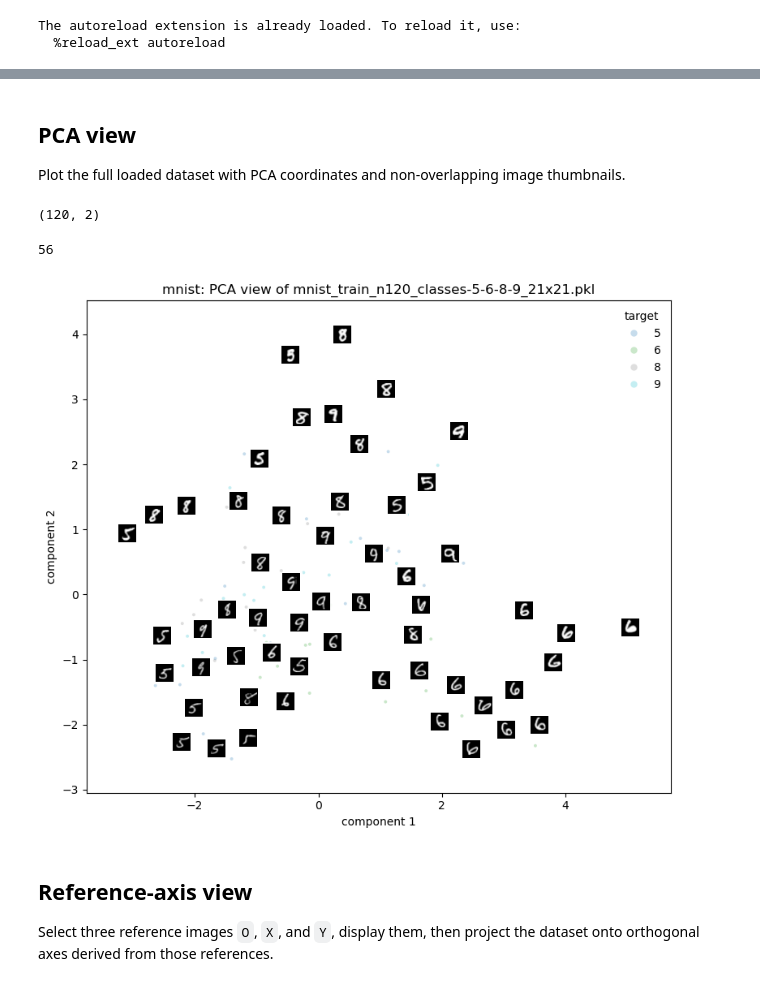
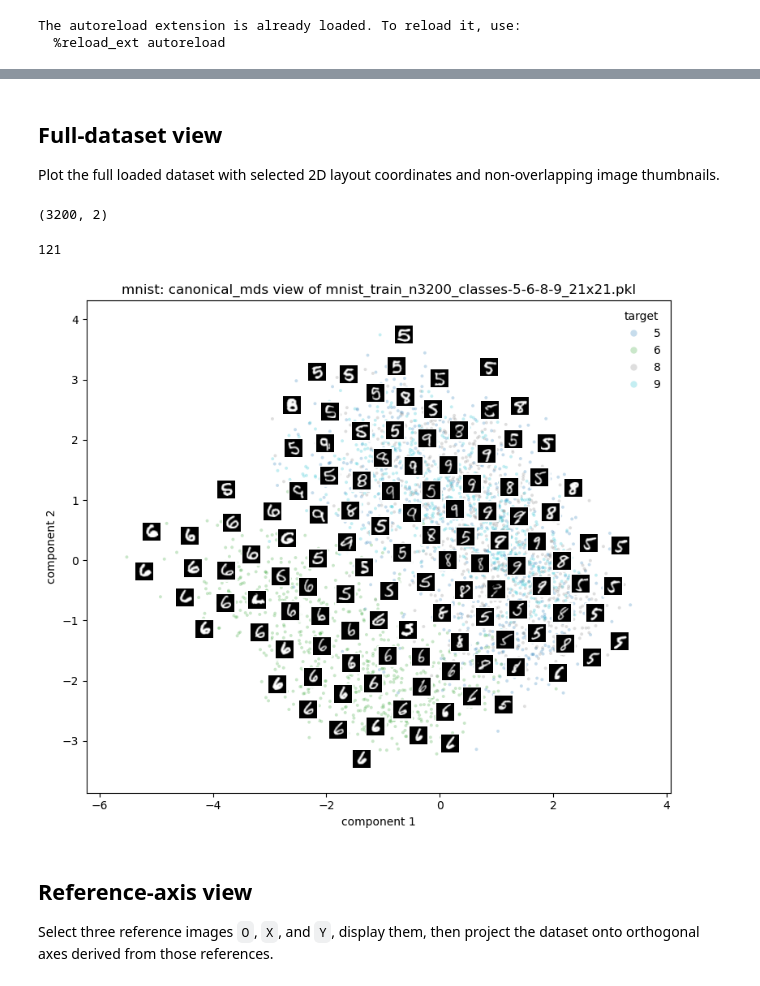
Before and after one commit to fabriziocosta/MIMIC, a Jupyter notebook: vision/notebooks/03_visualise_2d_images.ipynb, the cells around one changed output, grey strips where cells are left out. Cells and saved outputs as stored; diff of their text form; code cells hidden in the pictures.

```diff
--- a/vision/notebooks/03_visualise_2d_images.ipynb
+++ b/vision/notebooks/03_visualise_2d_images.ipynb
@@ -38,9 +38,9 @@ DATASET_FILE = "last"  # Use "last" or an explicit dataset filename.
 EMBEDDING_FILE = "last"  # Use "last", None, or an explicit embedding filename.
 INPUT_DIR = PROJECT_ROOT / "vision" / "data" / "serialized"
 EMBEDDING_DIR = PROJECT_ROOT / "vision" / "data" / "embeddings"
-FULL_LAYOUT_METHOD = "pca"
+FULL_LAYOUT_METHOD = "canonical_mds"  # "pca", "tsne", "umap", or "canonical_mds"
 RANDOM_STATE = 0
-PROJECTION_SPACE = "raw"  # "raw" or "embedding"
+PROJECTION_SPACE = "embedding"  # "raw" or "embedding"
 # %%
 dataset_path = resolve_artifact_file(DATASET_FILE, input_dir=INPUT_DIR, pattern="*.pkl")
 DATASET_FILE = dataset_path.name
@@ -58,28 +58,28 @@ DATASET_FILE, dataset.X.shape, dataset.images.shape, dataset.y.value_counts().so
  Name: count, dtype: int64)
 # %% [markdown]
-## PCA view
+## Full-dataset view
 
-Plot the full loaded dataset with PCA coordinates and non-overlapping image thumbnails.
+Plot the full loaded dataset with selected 2D layout coordinates and non-overlapping image thumbnails.
 # %%
-pca_coordinates = compute_2d_embedding(dataset.X, method=FULL_LAYOUT_METHOD, random_state=RANDOM_STATE)
-pca_coordinates.shape
+full_coordinates = compute_2d_embedding(dataset.X, method=FULL_LAYOUT_METHOD, random_state=RANDOM_STATE)
+full_coordinates.shape
 # %% [output]
-(120, 2)
+(3200, 2)
 # %%
-fig_pca, ax_pca, shown_pca = plot_image_embedding(
-    pca_coordinates,
+fig_full, ax_full, shown_full = plot_image_embedding(
+    full_coordinates,
     dataset.images,
     labels=dataset.y,
     target_names=dataset.target_names,
-    title=f"{dataset.name}: PCA view of {DATASET_FILE}",
+    title=f"{dataset.name}: {FULL_LAYOUT_METHOD} view of {DATASET_FILE}",
     max_images=180,
     min_distance_px=32,
     zoom=.75,
 )
-len(shown_pca)
+len(shown_full)
 # %% [output]
-56
+121
-[figure, old version]
+[figure, new version]
 # %% [markdown]
 ## Reference-axis view
 
```
Also changed, not shown: parts of 4 cells of this notebook, 7 other files.
